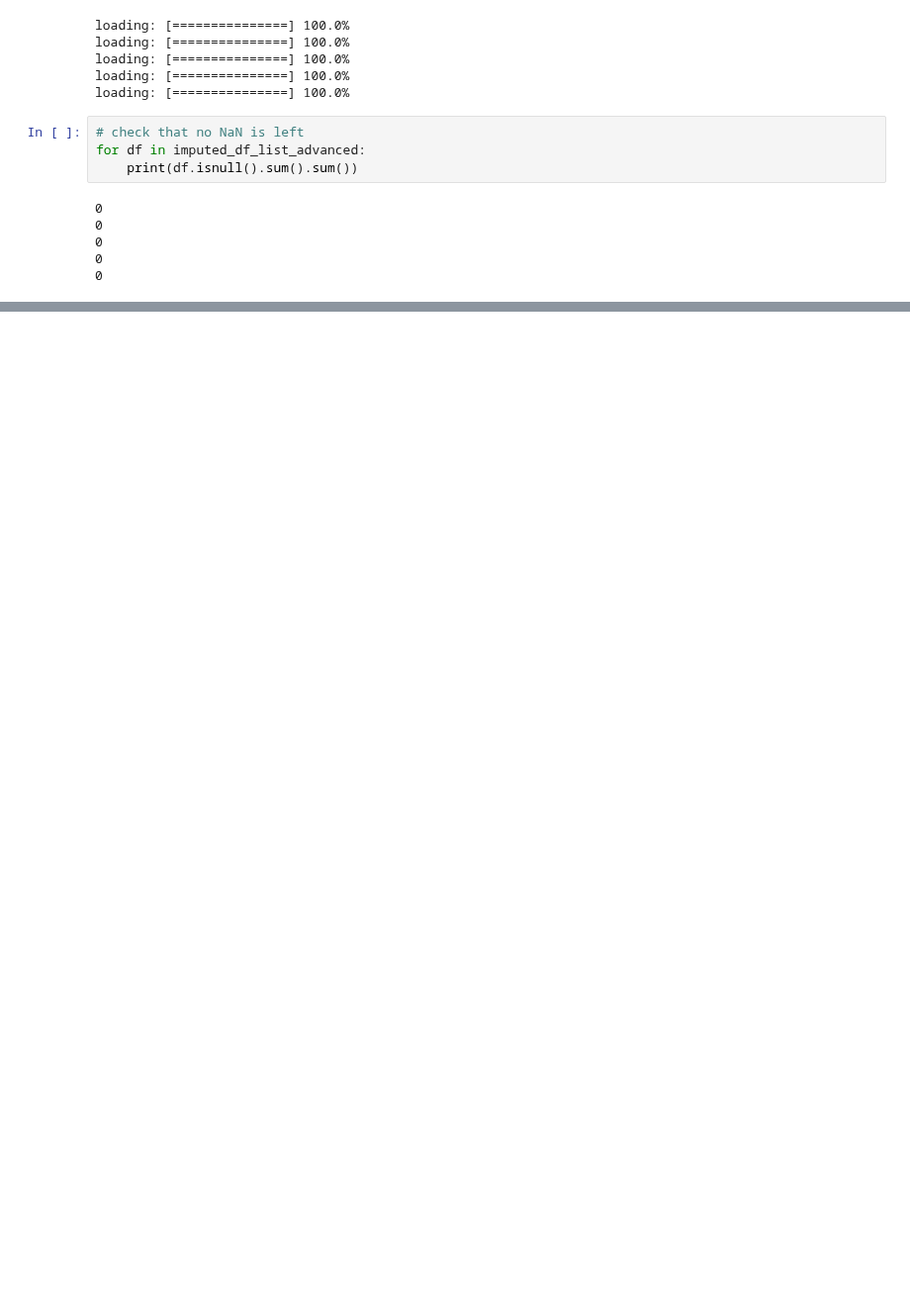
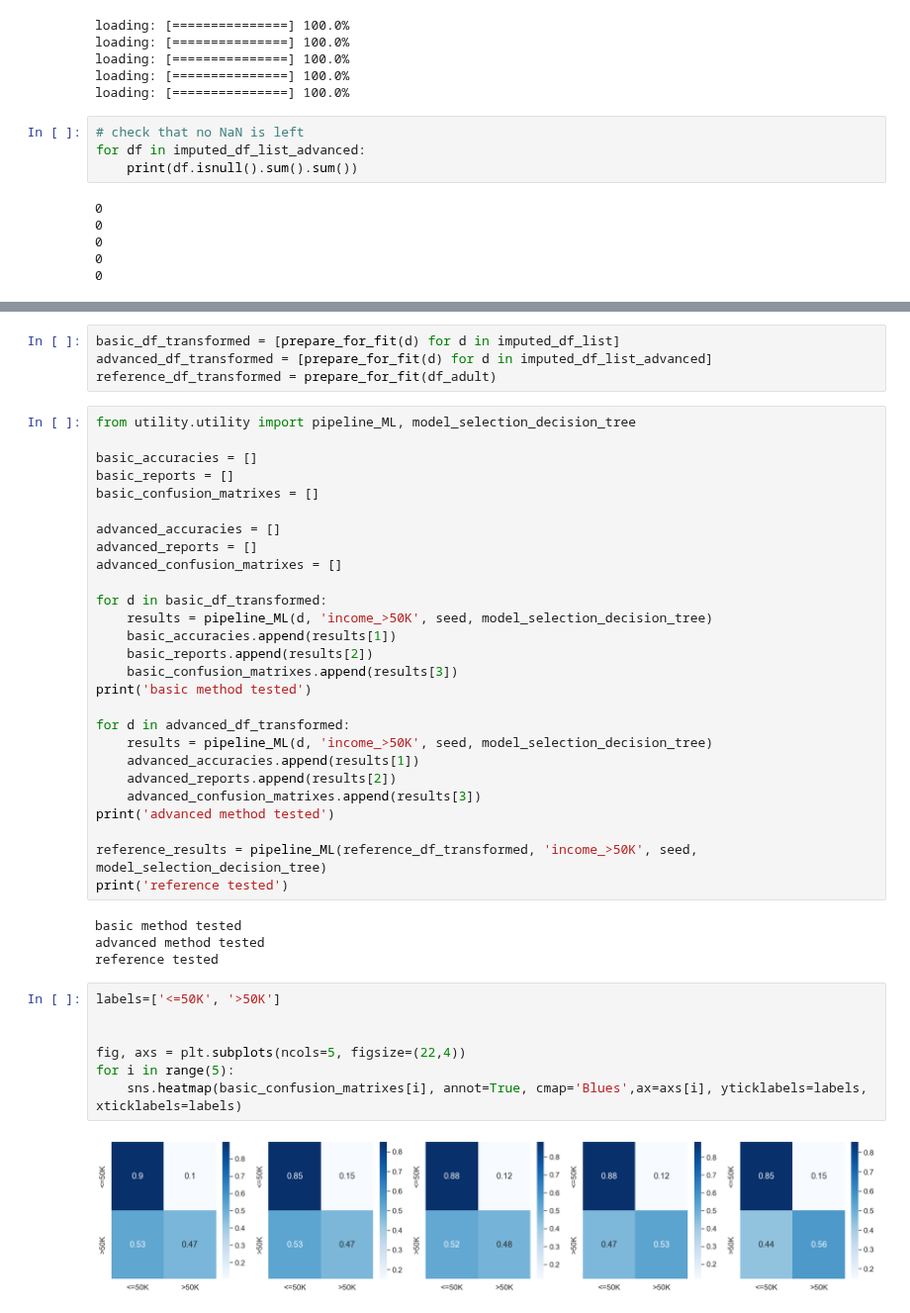
Before and after one commit to VladMarianCimpeanu/DIQ-assignment, a Jupyter notebook: code/adult_notebook_definitivo.ipynb, the cells around one changed output, grey strips where cells are left out. Shown at 99% size. Cells and saved outputs as stored; diff of their text form; blank space fills up the shorter version.

```diff
--- a/code/adult_notebook_definitivo.ipynb
+++ b/code/adult_notebook_definitivo.ipynb
@@ -267,0 +388,44 @@ MICE is about 150x slower than the simple method
+# %%
+basic_df_transformed = [prepare_for_fit(d) for d in imputed_df_list]
+advanced_df_transformed = [prepare_for_fit(d) for d in imputed_df_list_advanced]
+reference_df_transformed = prepare_for_fit(df_adult)
+# %%
+from utility.utility import pipeline_ML, model_selection_decision_tree
+
+basic_accuracies = []
+basic_reports = []
+basic_confusion_matrixes = []
+
+advanced_accuracies = []
+advanced_reports = []
+advanced_confusion_matrixes = []
+
+for d in basic_df_transformed:
+    results = pipeline_ML(d, 'income_>50K', seed, model_selection_decision_tree)
+    basic_accuracies.append(results[1])
+    basic_reports.append(results[2])
+    basic_confusion_matrixes.append(results[3])
+print('basic method tested')
+
+for d in advanced_df_transformed:
+    results = pipeline_ML(d, 'income_>50K', seed, model_selection_decision_tree)
+    advanced_accuracies.append(results[1])
+    advanced_reports.append(results[2])
+    advanced_confusion_matrixes.append(results[3])
+print('advanced method tested')
+
+reference_results = pipeline_ML(reference_df_transformed, 'income_>50K', seed, model_selection_decision_tree)
+print('reference tested')
+# %% [output]
+basic method tested
+advanced method tested
+reference tested
+# %%
+labels=['<=50K', '>50K']
+
+
+fig, axs = plt.subplots(ncols=5, figsize=(22,4))
+for i in range(5):
+    sns.heatmap(basic_confusion_matrixes[i], annot=True, cmap='Blues',ax=axs[i], yticklabels=labels, xticklabels=labels)
+# %% [output]
+[figure, added]
```
Also changed, not shown: parts of 33 cells of this notebook, 1 other file.
